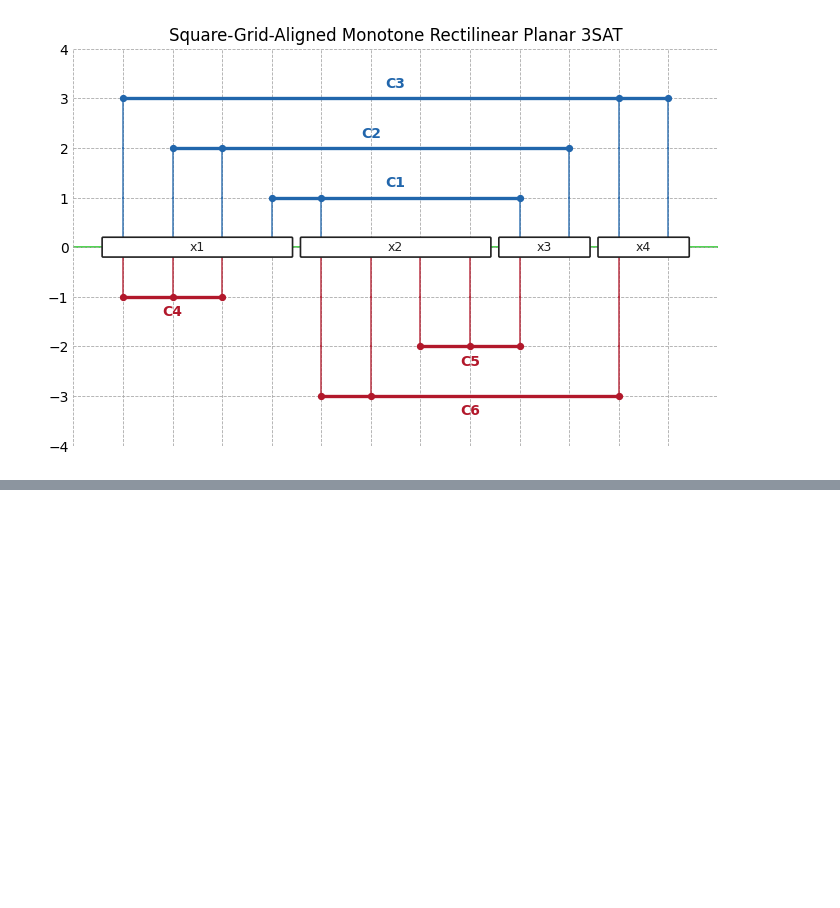
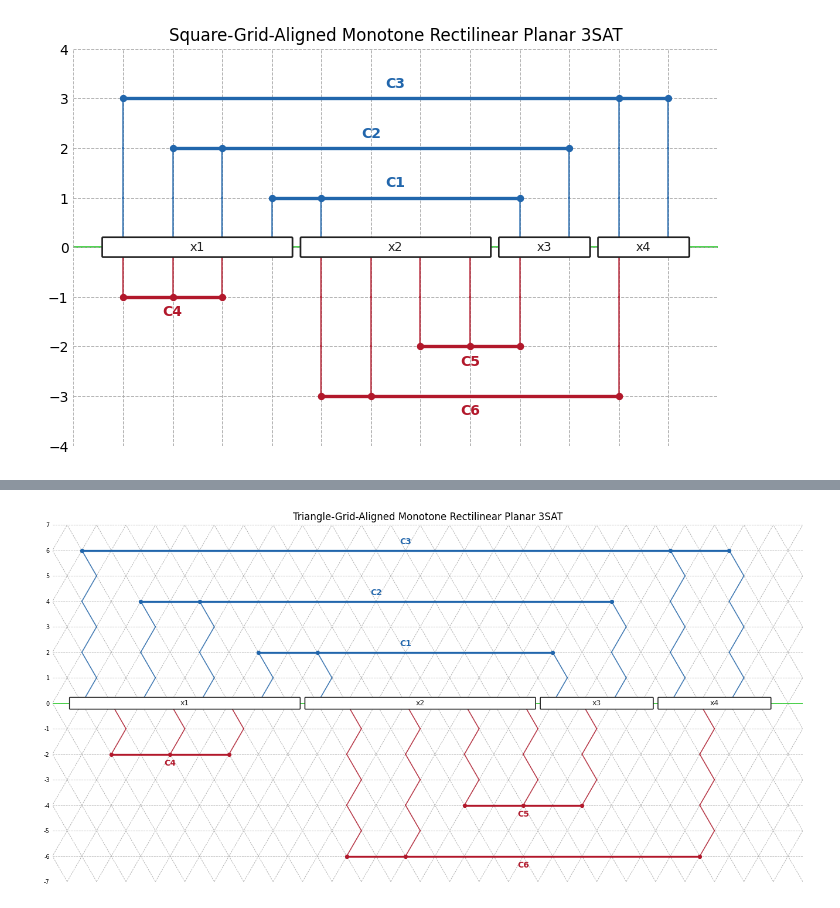
Before and after one commit to farms4life2016/dunes-flower-defense, a Jupyter notebook: python-prototype/mrp3sat_reduction_v2.ipynb, the cells around one changed output, grey strips where cells are left out. Saved outputs shown, nothing was run; the diff lists cells and outputs as text; code cells hidden in the pictures; blank space fills up the shorter version.

```diff
--- a/python-prototype/mrp3sat_reduction_v2.ipynb
+++ b/python-prototype/mrp3sat_reduction_v2.ipynb
@@ -933,0 +1349,10 @@ plt.show()
+# %%
+tga_graph = build_tga_graph(
+    mrp3sat_instance,
+    positive_levels,
+    negative_levels,
+)
+fig, axis = draw_tga_graph(tga_graph)
+plt.show()
+# %% [output]
+[figure, added]
```
Also changed, not shown: parts of 13 cells of this notebook, 1 other file.
